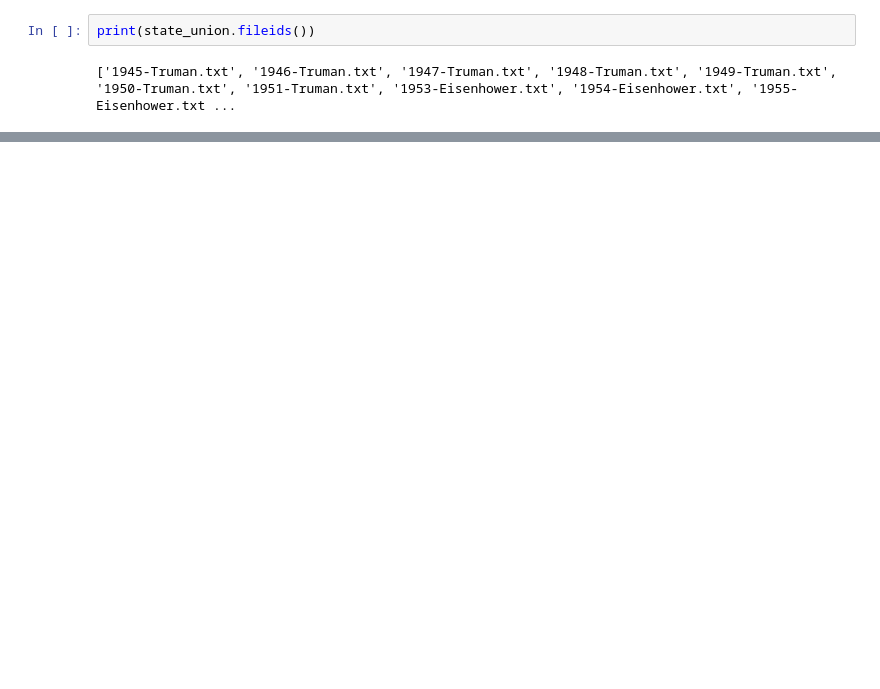
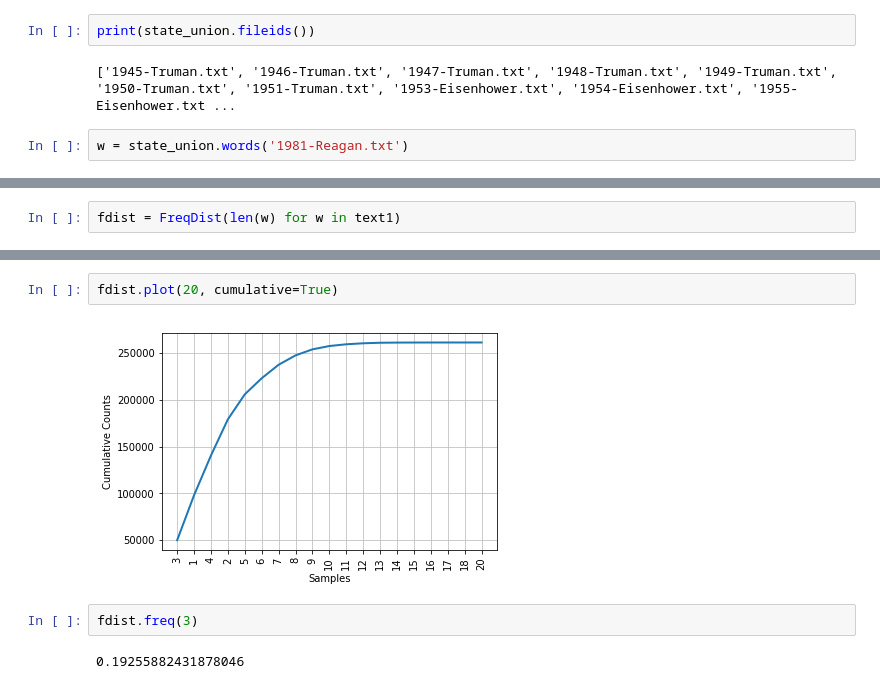
Before and after one commit to unmrds/cc-nlp, a Jupyter notebook: 02_NLTK_examples.ipynb, the cells around one changed output, grey strips where cells are left out. Cells and saved outputs as stored; diff of their text form; blank space fills up the shorter version.

```diff
--- a/02_NLTK_examples.ipynb
+++ b/02_NLTK_examples.ipynb
@@ -17,3 +241,5 @@ print(gutenberg.fileids())
 print(state_union.fileids())
 # %% [output]
 ['1945-Truman.txt', '1946-Truman.txt', '1947-Truman.txt', '1948-Truman.txt', '1949-Truman.txt', '1950-Truman.txt', '1951-Truman.txt', '1953-Eisenhower.txt', '1954-Eisenhower.txt', '1955-Eisenhower.txt ...
+# %%
+w = state_union.words('1981-Reagan.txt')
@@ -19,0 +461,2 @@ print(state_union.fileids())
+# %%
+fdist = FreqDist(len(w) for w in text1)
@@ -19,0 +489,8 @@ print(state_union.fileids())
+# %%
+fdist.plot(20, cumulative=True)
+# %% [output]
+[figure, added]
+# %%
+fdist.freq(3)
+# %% [output]
+0.19255882431878046
```
Also changed, not shown: parts of 69 cells of this notebook.
